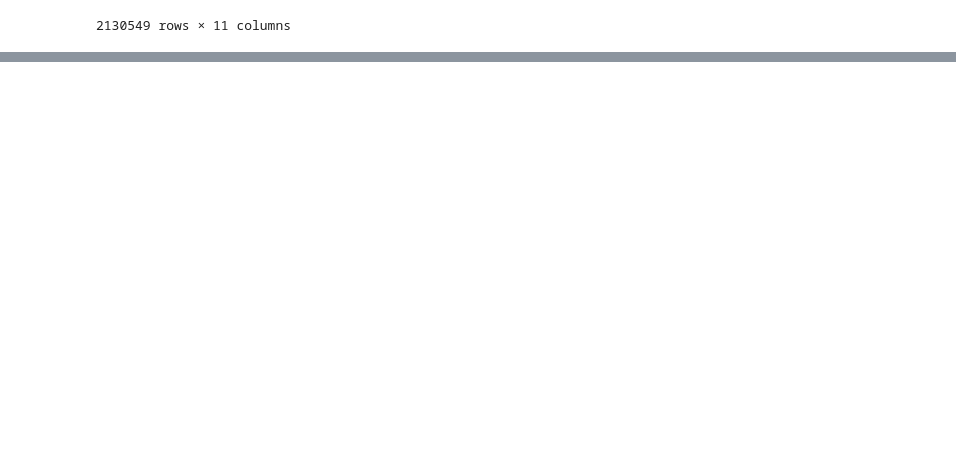
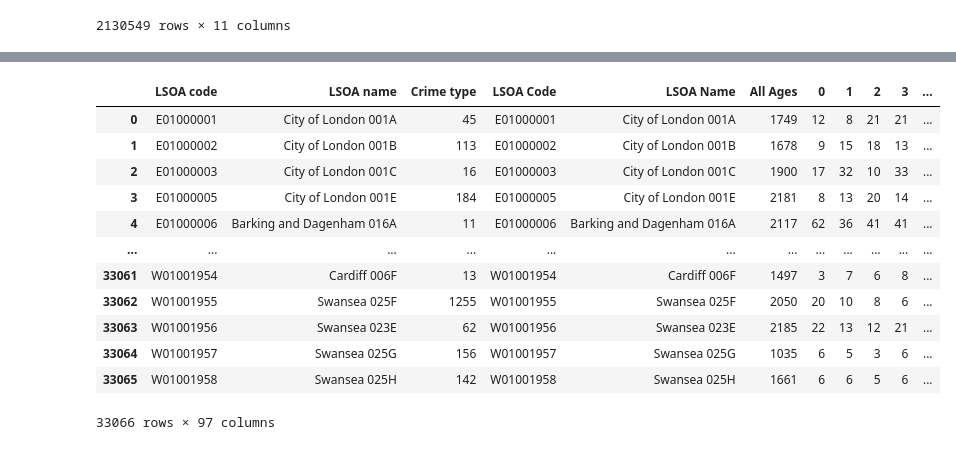
Before and after one commit to saquibmohiuddin/cubed-workshop, a Jupyter notebook: playground.ipynb, the cells around one changed output, grey strips where cells are left out. Saved outputs shown, nothing was run; the diff lists cells and outputs as text; code cells hidden in the pictures; blank space fills up the shorter version.

```diff
--- a/playground.ipynb
+++ b/playground.ipynb
@@ -426,0 +547,3 @@ df.to_csv('clean_data/clean_data_v2.csv', index=False)
+# %%
+df = crime_df.merge(pop_df, how='left', left_on='LSOA code', right_on='LSOA Code')
+df
@@ -426,0 +564,2 @@ df.to_csv('clean_data/clean_data_v2.csv', index=False)
+# %%
+df.drop(['LSOA Code'], axis=1, inplace=True, errors='ignore')
@@ -426,0 +631,2 @@ df.to_csv('clean_data/clean_data_v2.csv', index=False)
+# %%
+df['Location'] = df['Location'].apply(lambda x: re.sub("On or near","",x))
@@ -426,0 +720,3 @@ df.to_csv('clean_data/clean_data_v2.csv', index=False)
+# %%
+lsoa_df = df.groupby(['LSOA code', 'LSOA name'])[['Crime type']].agg(len).reset_index()
+lsoa_df
@@ -426,0 +737,17 @@ df.to_csv('clean_data/clean_data_v2.csv', index=False)
+# %%
+pop_crime_df = lsoa_df.merge(pop_df, left_on=['LSOA code', 'LSOA name'], right_on=['LSOA Code', 'LSOA Name'], how='left')
+pop_crime_df
+# %% [output]
+|  | LSOA code | LSOA name | Crime type | LSOA Code | LSOA Name | All Ages | 0 | 1 | 2 | 3 | ... |
+| 0 | E01000001 | City of London 001A | 45 | E01000001 | City of London 001A | 1749 | 12 | 8 | 21 | 21 | ... |
+| 1 | E01000002 | City of London 001B | 113 | E01000002 | City of London 001B | 1678 | 9 | 15 | 18 | 13 | ... |
+| 2 | E01000003 | City of London 001C | 16 | E01000003 | City of London 001C | 1900 | 17 | 32 | 10 | 33 | ... |
+| 3 | E01000005 | City of London 001E | 184 | E01000005 | City of London 001E | 2181 | 8 | 13 | 20 | 14 | ... |
+| 4 | E01000006 | Barking and Dagenham 016A | 11 | E01000006 | Barking and Dagenham 016A | 2117 | 62 | 36 | 41 | 41 | ... |
+| ... | ... | ... | ... | ... | ... | ... | ... | ... | ... | ... | ... |
+| 33061 | W01001954 | Cardiff 006F | 13 | W01001954 | Cardiff 006F | 1497 | 3 | 7 | 6 | 8 | ... |
+| 33062 | W01001955 | Swansea 025F | 1255 | W01001955 | Swansea 025F | 2050 | 20 | 10 | 8 | 6 | ... |
+| 33063 | W01001956 | Swansea 023E | 62 | W01001956 | Swansea 023E | 2185 | 22 | 13 | 12 | 21 | ... |
+| 33064 | W01001957 | Swansea 025G | 156 | W01001957 | Swansea 025G | 1035 | 6 | 5 | 3 | 6 | ... |
+| 33065 | W01001958 | Swansea 025H | 142 | W01001958 | Swansea 025H | 1661 | 6 | 6 | 5 | 6 | ... |
+33066 rows × 97 columns
```
Also changed, not shown: parts of 30 cells of this notebook, 1 other file.
